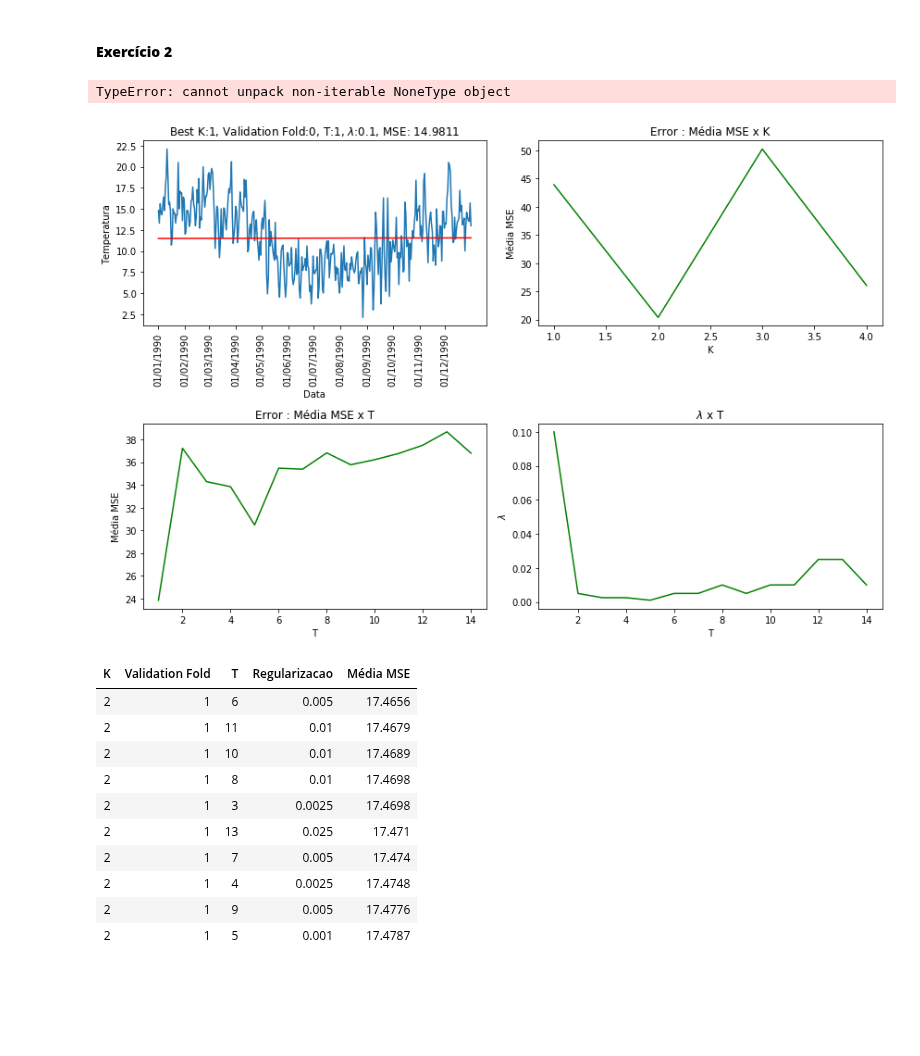
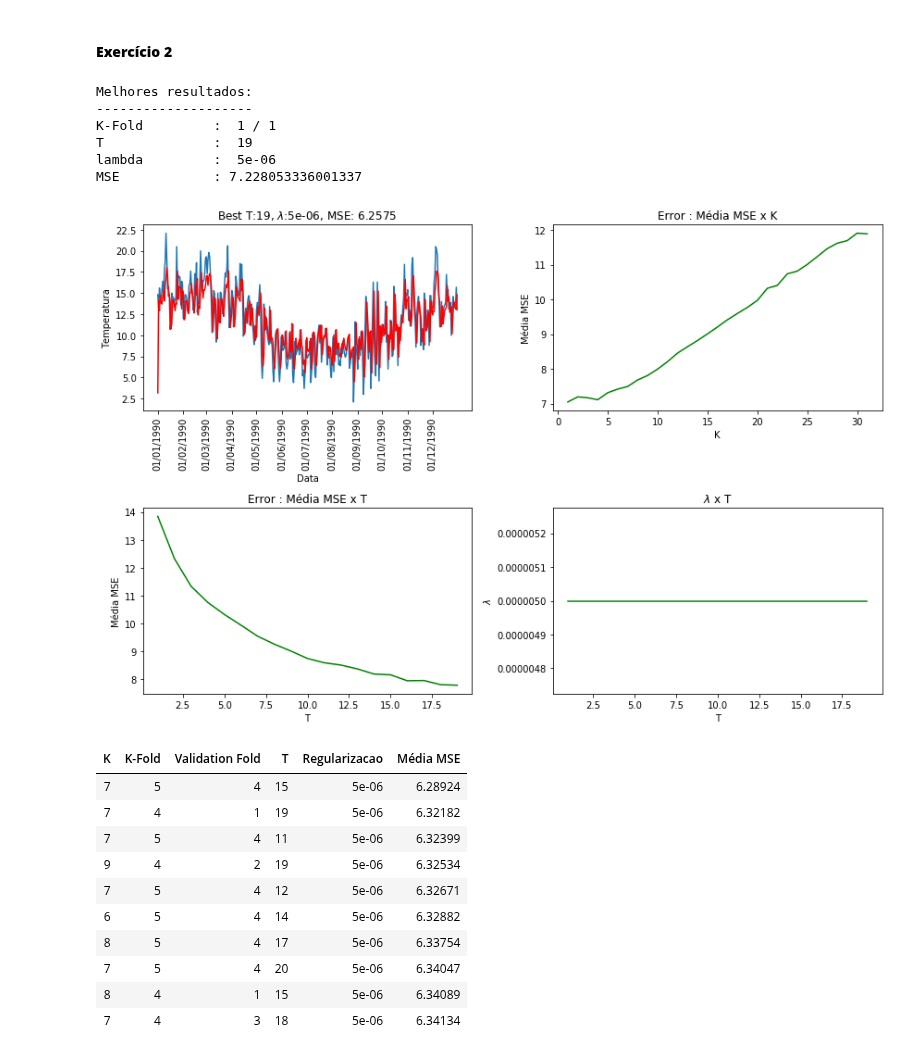
Before and after one commit to rdenadai/ia006c, a Jupyter notebook: notebooks/EFC01.ipynb, the cells around one changed output. Cells and saved outputs as stored; diff of their text form; code cells hidden in the pictures; blank space fills up the shorter version.

```diff
--- a/notebooks/EFC01.ipynb
+++ b/notebooks/EFC01.ipynb
@@ -494,6 +494,8 @@ class Normalizer:
         y = np.copy(x)
         return (y * (self._max - self._min)) + self._min
 
+    def __repr__(self):
+        return f"{self._min}, {self._max}"
 
 
 class LinearRegressionImpl:
@@ -927,92 +954,98 @@ for m in range(1, N_T):
 # %%
 # Encontramos o melhor K e Validation Set.
-k, i, T, reg, mse, folds = best_result
+k, kf, i, T, reg, mse, best_w, folds = best_result
 k = int(k)
 
 print("Melhores resultados:")
 print("-" * 20)
-print("K              : ", k)
-print("Validation fold: ", i)
+print("K-Fold         : ", kf, "/", i+1)
 print("T              : ", T)
 print("lambda         : ", reg)
 print("MSE            :", mse)
 
 # Training set
 nF = np.append(folds[i+1:, ], folds[:i, ], axis=0)
-X, y = nF[0][:, 0], nF[0][:, 1]
-Xl = add_dimension(normalizer.transform(X))
-Xl = np.tanh(np.dot(Xl, W[T]))
+X, y = nF[0][:, :k], nF[0][:, k]
+Xl = normalizer.transform(X)
+Xl = np.tanh(np.dot(Xl, best_w))
 
 # Train
 linreg, _ = LinearRegressionImpl(reg=reg).train(Xl, y)
 best_weights = linreg.w
 
 # Running again for the best result
-Xl_test = add_dimension(normalizer.transform(X_test))
-Xl_test = np.tanh(np.dot(Xl_test, W[T]))
+test_f = np.array(test_k[k-1])
+X_test, y_test = test_f[:, :k], test_f[:, k]
+Xl_test = normalizer.transform(X_test)
+Xl_test = np.tanh(np.dot(Xl_test, best_w))
 
 lr = LinearRegressionImpl(reg=reg, weights=best_weights)
 yh_test = lr.predict(Xl_test)
 mse = lr.mse(y_test, yh_test)
 # %% [output]
-TypeError: cannot unpack non-iterable NoneType object
+Melhores resultados:
+--------------------
+K-Fold         :  1 / 1
+T              :  19
+lambda         :  5e-06
+MSE            : 7.228053336001337
 # %%
 # Data table
-df = pd.DataFrame([Jk[:5] for Jk in J_k], columns=["K", "Validation Fold", "T", "Regularizacao", "Média MSE"])
+df = pd.DataFrame([Jk[:6] for Jk in J_k], columns=["K", "K-Fold", "Validation Fold", "T", "Regularizacao", "Média MSE"])
 
 k_mse_mean = []
-for m in range(1, N_k):
+for m in range(1, 32):
     c = J_k[(J_k[:, 0] == m)]
-    k_mse_mean.append(np.mean(c[:, 4]))
+    k_mse_mean.append(np.mean(c[:, 5]))
 
 T_mse_mean = []
 reg_min = []
 for m in range(1, N_T):
-    c = J_k[(J_k[:, 2] == m)]
-    T_mse_mean.append(np.mean(c[:, 4]))
-    min_J = np.min(c[:, 4])
-    h = c[c[:, 4] == min_J]
-    reg_min.append(h[:, 3][0])
+    c = J_k[(J_k[:, 3] == m)]
+    T_mse_mean.append(np.mean(c[:, 5]))
+    min_J = np.min(c[:, 5])
+    h = c[c[:, 5] == min_J]
+    reg_min.append(h[:, 4][0])
 
 plt.figure(figsize=(12, 8))
 plt.subplot(2, 2, 1)
-plt.title(f"Best K:{k}, Validation Fold:{i}, T:{T}, $\lambda$:{reg}, MSE: {np.round(mse, 4)}")
+plt.title(f"Best T:{T}, $\lambda$:{reg}, MSE: {np.round(mse, 4)}")
 plt.xticks(dts1990[2].to_numpy().astype(np.float32), dts1990[0].to_numpy(), rotation=90)
 plt.xlabel("Data")
 plt.ylabel("Temperatura")
 plt.plot(test[:, 0], y_test)
 plt.plot(test[:, 0], yh_test, 'r')
 plt.subplot(2, 2, 2)
 plt.title(f"Error : Média MSE x K")
 plt.xlabel("K")
 plt.ylabel("Média MSE")
-plt.plot(range(1, N_k), k_mse_mean, "g")
+plt.plot(range(1, 32), k_mse_mean, "g")
 plt.subplot(2, 2, 3)
 plt.title(f"Error : Média MSE x T")
 plt.xlabel("T")
 plt.ylabel("Média MSE")
 plt.plot(range(1, N_T), T_mse_mean, "g")
 plt.subplot(2, 2, 4)
 plt.title(f"$\lambda$ x T")
 plt.xlabel("T")
 plt.ylabel("$\lambda$")
 plt.plot(range(1, N_T), reg_min, "g")
 
 plt.tight_layout()
 plt.show()
 
 df = df.sort_values(by=["Média MSE", "K", "T"]).head(10)
 df.style.hide_index()
 # %% [output]
-[figure, old version]
+[figure, new version]
-| K | Validation Fold | T | Regularizacao | Média MSE |
-| 2 | 1 | 6 | 0.005 | 17.4656 |
-| 2 | 1 | 11 | 0.01 | 17.4679 |
-| 2 | 1 | 10 | 0.01 | 17.4689 |
-| 2 | 1 | 8 | 0.01 | 17.4698 |
-| 2 | 1 | 3 | 0.0025 | 17.4698 |
-| 2 | 1 | 13 | 0.025 | 17.471 |
-| 2 | 1 | 7 | 0.005 | 17.474 |
-| 2 | 1 | 4 | 0.0025 | 17.4748 |
-| 2 | 1 | 9 | 0.005 | 17.4776 |
-| 2 | 1 | 5 | 0.001 | 17.4787 |
+| K | K-Fold | Validation Fold | T | Regularizacao | Média MSE |
+| 7 | 5 | 4 | 15 | 5e-06 | 6.28924 |
+| 7 | 4 | 1 | 19 | 5e-06 | 6.32182 |
+| 7 | 5 | 4 | 11 | 5e-06 | 6.32399 |
+| 9 | 4 | 2 | 19 | 5e-06 | 6.32534 |
+| 7 | 5 | 4 | 12 | 5e-06 | 6.32671 |
+| 6 | 5 | 4 | 14 | 5e-06 | 6.32882 |
+| 8 | 5 | 4 | 17 | 5e-06 | 6.33754 |
+| 7 | 5 | 4 | 20 | 5e-06 | 6.34047 |
+| 8 | 4 | 1 | 15 | 5e-06 | 6.34089 |
+| 7 | 4 | 3 | 18 | 5e-06 | 6.34134 |
```
Also changed, not shown: parts of 10 cells of this notebook.
